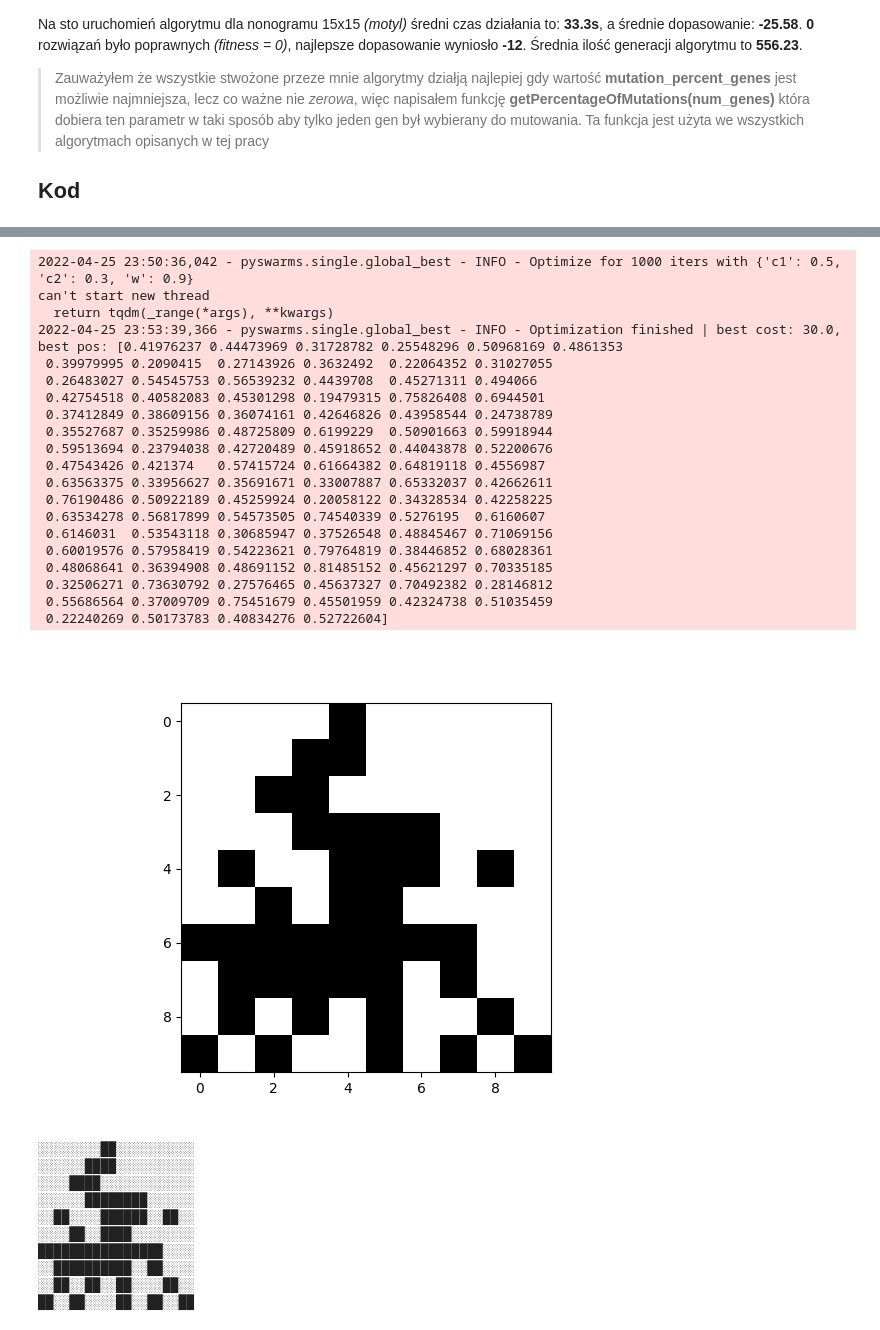
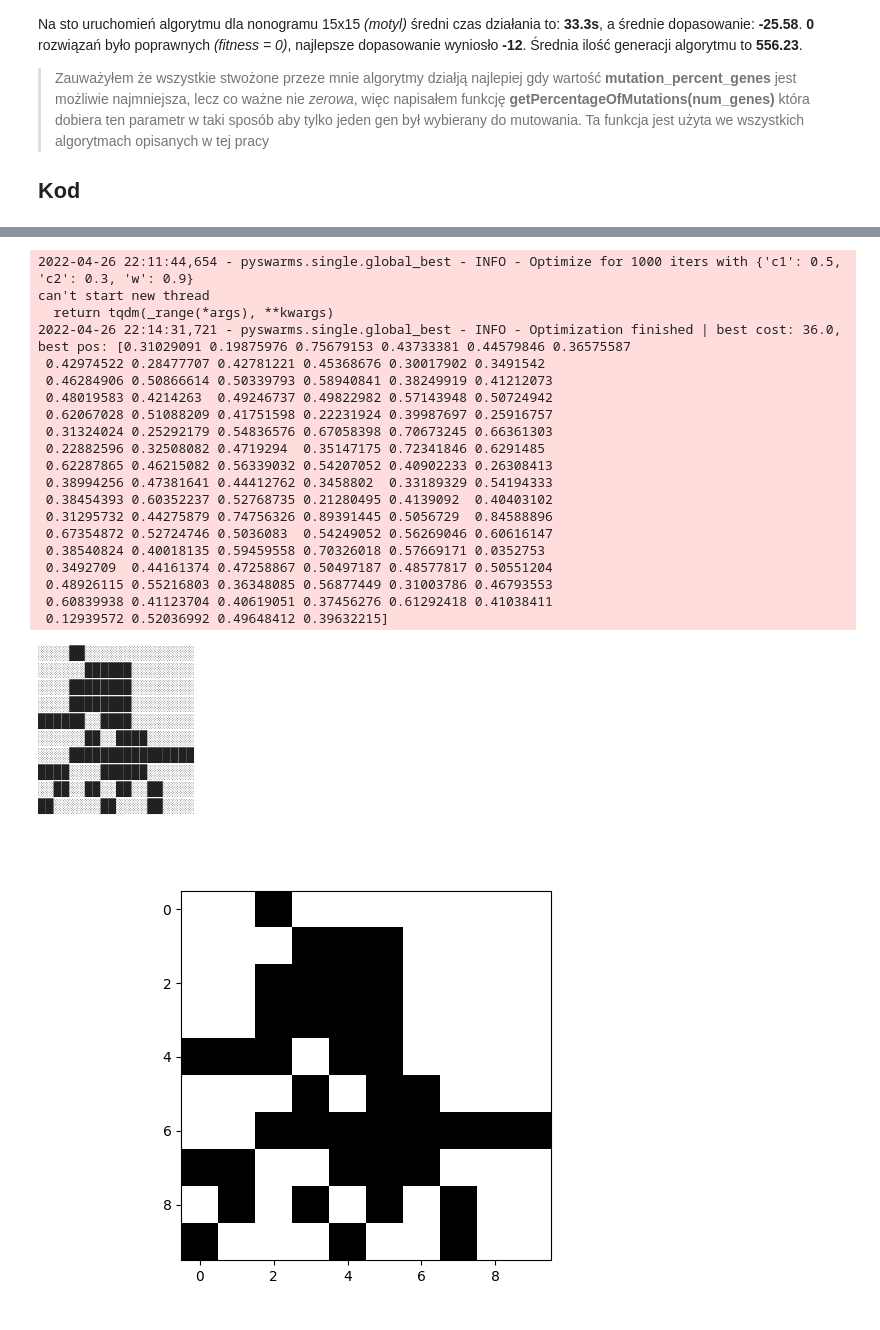
Before and after one commit to Ave44/machine-learning-exercises, a Jupyter notebook: Projekt 1/Projekt1.ipynb, the cells around one changed output, grey strips where cells are left out. Cells and saved outputs as stored; diff of their text form; code cells hidden in the pictures.

```diff
--- a/Projekt 1/Projekt1.ipynb
+++ b/Projekt 1/Projekt1.ipynb
@@ -519,60 +534,63 @@ def runAlgorythmSwarmV1(verticalPattern, horizontalPattern):
     def f(swarm):
         n_particles = swarm.shape[0]
         j = [-fitness_func(swarm[i]) for i in range(n_particles)]
         return np.array(j)
 
     optimizer = ps.single.GlobalBestPSO(n_particles=100, dimensions=height*width, options=options, bounds=my_bounds)
     result = optimizer.optimize(f, iters=1000)
 
     pixels = result[1]
     for i in range(len(pixels)):
         pixels[i] = round(pixels[i])
 
+    img = createImg(pixels, height, width)
+
     for i in range(height):
         for j in range(width):
             if img[i][j] == 0:
                 print("██", end="")
             else:
                 print("░░", end="")
         print("")
 
-    img = createImg(pixels, height, width)
     plt.imshow(img, cmap="gray")
     plt.show()
 
     plot_cost_history(optimizer.cost_history)
     plt.show()
 
+    return result
+
 runAlgorythmSwarmV1(verticalM10, horizontalM10)
 # %% [output]
-2022-04-25 23:50:36,042 - pyswarms.single.global_best - INFO - Optimize for 1000 iters with {'c1': 0.5, 'c2': 0.3, 'w': 0.9}
+2022-04-26 22:11:44,654 - pyswarms.single.global_best - INFO - Optimize for 1000 iters with {'c1': 0.5, 'c2': 0.3, 'w': 0.9}
 can't start new thread
   return tqdm(_range(*args), **kwargs)
-2022-04-25 23:53:39,366 - pyswarms.single.global_best - INFO - Optimization finished | best cost: 30.0, best pos: [0.41976237 0.44473969 0.31728782 0.25548296 0.50968169 0.4861353
- 0.39979995 0.2090415  0.27143926 0.3632492  0.22064352 0.31027055
- 0.26483027 0.54545753 0.56539232 0.4439708  0.45271311 0.494066
- 0.42754518 0.40582083 0.45301298 0.19479315 0.75826408 0.6944501
- 0.37412849 0.38609156 0.36074161 0.42646826 0.43958544 0.24738789
- 0.35527687 0.35259986 0.48725809 0.6199229  0.50901663 0.59918944
- 0.59513694 0.23794038 0.42720489 0.45918652 0.44043878 0.52200676
- 0.47543426 0.421374   0.57415724 0.61664382 0.64819118 0.4556987
- 0.63563375 0.33956627 0.35691671 0.33007887 0.65332037 0.42662611
- 0.76190486 0.50922189 0.45259924 0.20058122 0.34328534 0.42258225
- 0.63534278 0.56817899 0.54573505 0.74540339 0.5276195  0.6160607
- 0.6146031  0.53543118 0.30685947 0.37526548 0.48845467 0.71069156
- 0.60019576 0.57958419 0.54223621 0.79764819 0.38446852 0.68028361
- 0.48068641 0.36394908 0.48691152 0.81485152 0.45621297 0.70335185
- 0.32506271 0.73630792 0.27576465 0.45637327 0.70492382 0.28146812
- 0.55686564 0.37009709 0.75451679 0.45501959 0.42324738 0.51035459
- 0.22240269 0.50173783 0.40834276 0.52722604]
+2022-04-26 22:14:31,721 - pyswarms.single.global_best - INFO - Optimization finished | best cost: 36.0, best pos: [0.31029091 0.19875976 0.75679153 0.43733381 0.44579846 0.36575587
+ 0.42974522 0.28477707 0.42781221 0.45368676 0.30017902 0.3491542
+ 0.46284906 0.50866614 0.50339793 0.58940841 0.38249919 0.41212073
+ 0.48019583 0.4214263  0.49246737 0.49822982 0.57143948 0.50724942
+ 0.62067028 0.51088209 0.41751598 0.22231924 0.39987697 0.25916757
+ 0.31324024 0.25292179 0.54836576 0.67058398 0.70673245 0.66361303
+ 0.22882596 0.32508082 0.4719294  0.35147175 0.72341846 0.6291485
+ 0.62287865 0.46215082 0.56339032 0.54207052 0.40902233 0.26308413
+ 0.38994256 0.47381641 0.44412762 0.3458802  0.33189329 0.54194333
+ 0.38454393 0.60352237 0.52768735 0.21280495 0.4139092  0.40403102
+ 0.31295732 0.44275879 0.74756326 0.89391445 0.5056729  0.84588896
+ 0.67354872 0.52724746 0.5036083  0.54249052 0.56269046 0.60616147
+ 0.38540824 0.40018135 0.59459558 0.70326018 0.57669171 0.0352753
+ 0.3492709  0.44161374 0.47258867 0.50497187 0.48577817 0.50551204
+ 0.48926115 0.55216803 0.36348085 0.56877449 0.31003786 0.46793553
+ 0.60839938 0.41123704 0.40619051 0.37456276 0.61292418 0.41038411
+ 0.12939572 0.52036992 0.49648412 0.39632215]
+░░░░██░░░░░░░░░░░░░░
+░░░░░░██████░░░░░░░░
+░░░░████████░░░░░░░░
+░░░░████████░░░░░░░░
+██████░░████░░░░░░░░
+░░░░░░██░░████░░░░░░
+░░░░████████████████
+████░░░░██████░░░░░░
+░░██░░██░░██░░██░░░░
+██░░░░░░██░░░░██░░░░
-[figure, old version]
+[figure, new version]
-░░░░░░░░██░░░░░░░░░░
-░░░░░░████░░░░░░░░░░
-░░░░████░░░░░░░░░░░░
-░░░░░░████████░░░░░░
-░░██░░░░██████░░██░░
-░░░░██░░████░░░░░░░░
-████████████████░░░░
-░░██████████░░██░░░░
-░░██░░██░░██░░░░██░░
-██░░██░░░░██░░██░░██
```
Also changed, not shown: parts of 18 cells of this notebook, 2 other files.
